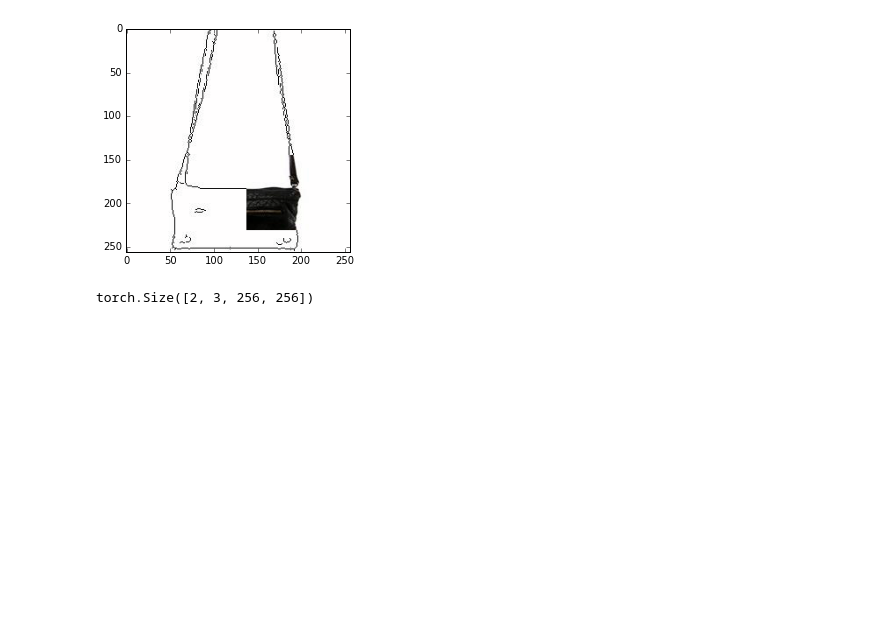
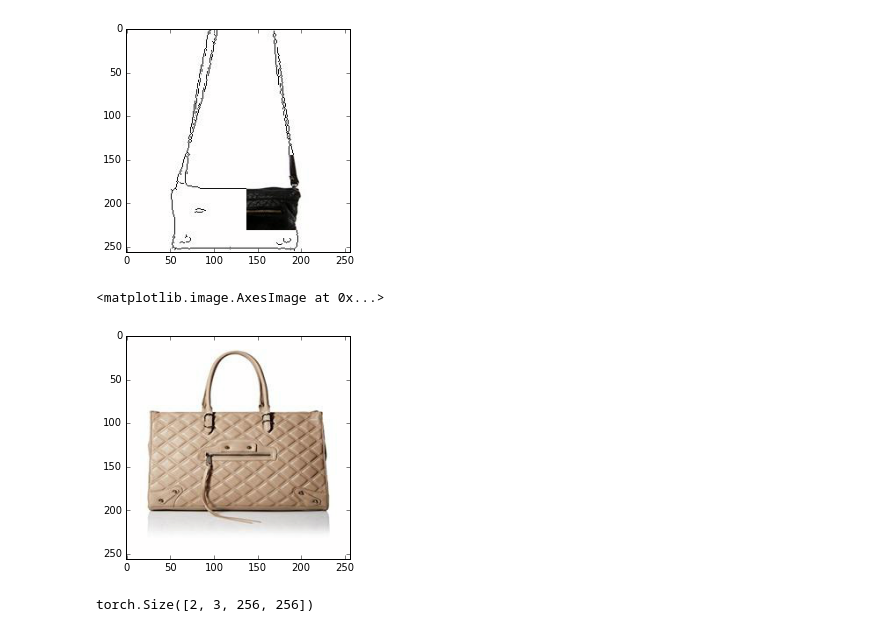
Before and after one commit to janesjanes/Pytorch-TextureGAN, a Jupyter notebook: Local_Tests.ipynb, the cells around one changed output. Cells and saved outputs as stored; diff of their text form; code cells hidden in the pictures; blank space fills up the shorter version.

```diff
--- a/Local_Tests.ipynb
+++ b/Local_Tests.ipynb
@@ -157,6 +157,11 @@ def move_patch(xcenter,ycenter,size):
 # %% [output]
 [figure]
 [figure]
+# %%
+plt.imshow(vis_image(a.double().cpu()))
+# %% [output]
+<matplotlib.image.AxesImage at 0x...>
+[figure, added]
 # %%
 def weights_init(m):
     classname = m.__class__.__name__
```
Also changed, not shown: parts of 9 cells of this notebook, 3 other files.
